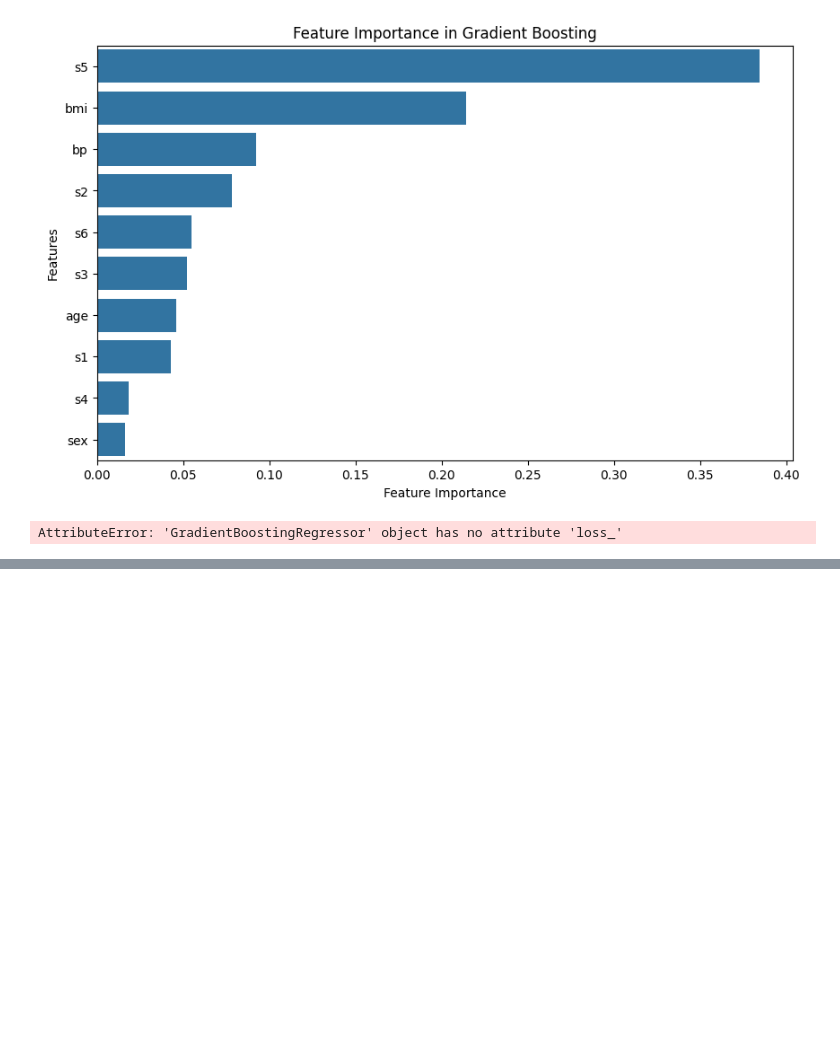
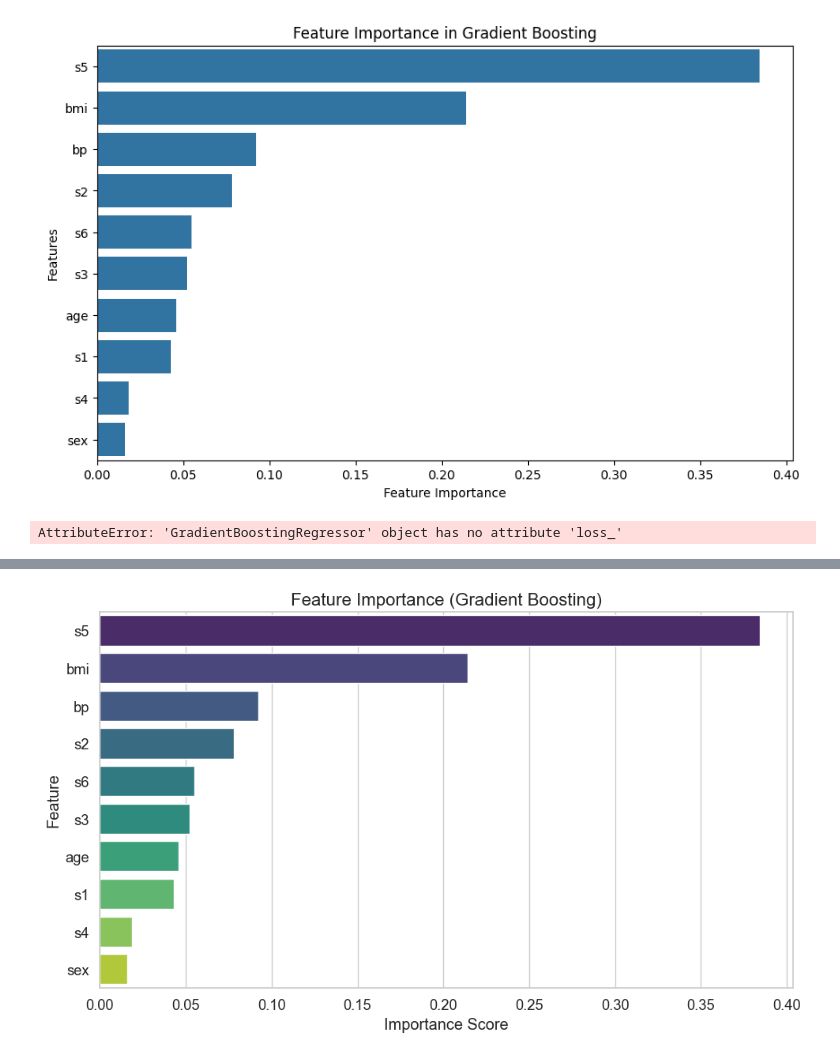
Before and after one commit to TheAdityaKashyap/Machine-Learning, a Jupyter notebook: Gradient-Boosting-for-Regression.ipynb, the cells around one changed output, grey strips where cells are left out. Drawn from its saved outputs; the diff is of its cells as text; code cells hidden in the pictures; blank space fills up the shorter version.

```diff
--- a/Gradient-Boosting-for-Regression.ipynb
+++ b/Gradient-Boosting-for-Regression.ipynb
@@ -81,3 +81,100 @@ sex    0.016136
 dtype: float64
 [figure]
 AttributeError: 'GradientBoostingRegressor' object has no attribute 'loss_'
+# %%
+import pandas as pd
+import numpy as np
+import matplotlib.pyplot as plt
+import seaborn as sns
+from sklearn import datasets
+from sklearn.model_selection import train_test_split
+from sklearn.ensemble import GradientBoostingRegressor
+from sklearn.metrics import mean_absolute_error
+
+sns.set(style="whitegrid", font_scale=1.2)
+
+print("="*70)
+print("📌 STEP 1: LOADING DATASET")
+print("="*70)
+
+# Load the Diabetes dataset
+data = datasets.load_diabetes()
+df = pd.DataFrame(data.data, columns=data.feature_names)
+df['Target'] = data.target
+
+print("\nFirst 5 rows of the dataset:\n")
+print(df.head())
+
+print("\nDataset Info:\n")
+print(df.info())
+
+print("\nTotal Duplicate Rows:", df.duplicated().sum())
+
+print("\n" + "="*70)
+print("📌 STEP 2: TRAIN–TEST SPLIT")
+print("="*70)
+
+X = df.drop('Target', axis=1)
+y = df['Target']
+
+X_train, X_test, y_train, y_test = train_test_split(
+    X, y, test_size=0.2, random_state=0
+)
+
+print("Training samples:", len(X_train))
+print("Testing samples:", len(X_test))
+
+print("\n" + "="*70)
+print("📌 STEP 3: TRAINING MODEL (Gradient Boosting)")
+print("="*70)
+
+gbr = GradientBoostingRegressor(n_estimators=500, learning_rate=0.1, random_state=0)
+gbr.fit(X_train, y_train)
+
+print("Model training completed.")
+
+print("\n" + "="*70)
+print("📌 STEP 4: MODEL EVALUATION")
+print("="*70)
+
+y_pred = gbr.predict(X_test)
+mae = mean_absolute_error(y_test, y_pred)
+
+print(f"Mean Absolute Error (MAE): {mae:.2f}")
+
+print("\n" + "="*70)
+print("📌 STEP 5: FEATURE IMPORTANCE")
+print("="*70)
+
+feature_scores = pd.Series(gbr.feature_importances_, index=X_train.columns).sort_values(ascending=False)
+print(feature_scores)
+
+# Feature Importance Plot
+plt.figure(figsize=(10, 6))
+sns.barplot(x=feature_scores, y=feature_scores.index, palette="viridis")
+plt.title("Feature Importance (Gradient Boosting)", fontsize=16)
+plt.xlabel("Importance Score")
+plt.ylabel("Feature")
+plt.tight_layout()
+plt.show()
+
+print("\n" + "="*70)
+print("📌 STEP 6: TRAINING VS TEST DEVIANCE")
+print("="*70)
+
+test_scores = np.zeros(500, dtype=np.float64)
+for i, y_pred_iter in enumerate(gbr.staged_predict(X_test)):
+    test_scores[i] = gbr.loss_(y_test, y_pred_iter)
+
+plt.figure(figsize=(10, 6))
+plt.plot(np.arange(1, 501), gbr.train_score_, label="Training Deviance", linewidth=2)
+plt.plot(np.arange(1, 501), test_scores, label="Test Deviance", linewidth=2)
+plt.title("Training vs Test Deviance Curve", fontsize=16)
+plt.xlabel("Boosting Iterations")
+plt.ylabel("Deviance (Error)")
+plt.legend()
+plt.tight_layout()
+plt.show()
+
+print("\n🎉 All steps completed successfully!")
+# %% [output]
@@ -83,0 +201 @@ AttributeError: 'GradientBoostingRegressor' object has no attribute 'loss_'
+[figure, added]
```
Also changed, not shown: parts of 3 cells of this notebook.
